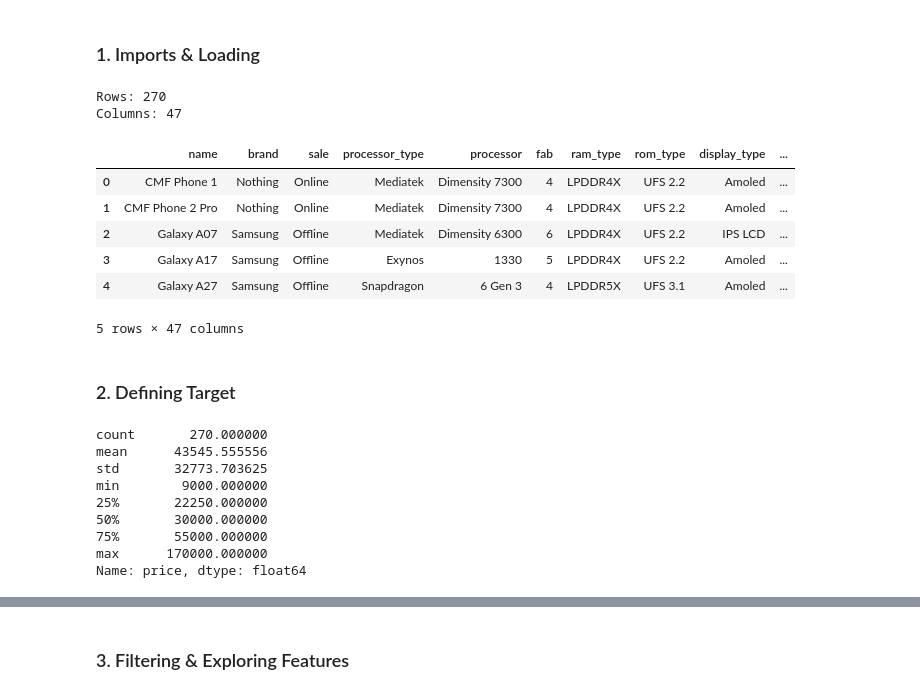
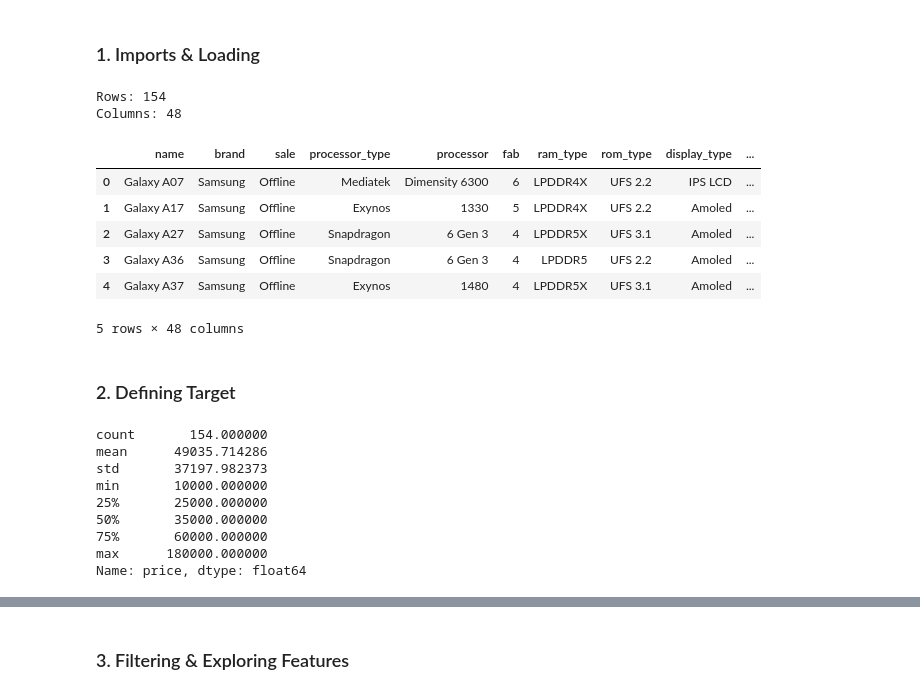
Before and after one commit to Rasikrastogi/Smartphone-ML-Intelligence, a Jupyter notebook: notebooks/03_price_prediction.ipynb, the cells around one changed output, grey strips where cells are left out. Saved outputs shown, nothing was run; the diff lists cells and outputs as text; code cells hidden in the pictures.

```diff
--- a/notebooks/03_price_prediction.ipynb
+++ b/notebooks/03_price_prediction.ipynb
@@ -48,39 +49,51 @@ RANDOM_STATE = 42
 # %%
 DATA_PATH = Path("../data/processed/phones_clean.csv")
 
-phones = pd.read_csv(
+data = pd.read_csv(
     DATA_PATH,
     parse_dates=["launch_date"]
 )
+
+con = duckdb.connect()
+con.register("phones", data)
+
+query = """
+SELECT *
+FROM phones
+WHERE avaibility=1
+"""
+
+phones = con.execute(query).df()
+
 
 print(f"Rows: {phones.shape[0]}")
 print(f"Columns: {phones.shape[1]}")
 
 phones.head()
 # %% [output]
-Rows: 270
-Columns: 47
+Rows: 154
+Columns: 48
 |  | name | brand | sale | processor_type | processor | fab | ram_type | rom_type | display_type | ... |
-| 0 | CMF Phone 1 | Nothing | Online | Mediatek | Dimensity 7300 | 4 | LPDDR4X | UFS 2.2 | Amoled | ... |
-| 1 | CMF Phone 2 Pro | Nothing | Online | Mediatek | Dimensity 7300 | 4 | LPDDR4X | UFS 2.2 | Amoled | ... |
-| 2 | Galaxy A07 | Samsung | Offline | Mediatek | Dimensity 6300 | 6 | LPDDR4X | UFS 2.2 | IPS LCD | ... |
-| 3 | Galaxy A17 | Samsung | Offline | Exynos | 1330 | 5 | LPDDR4X | UFS 2.2 | Amoled | ... |
-| 4 | Galaxy A27 | Samsung | Offline | Snapdragon | 6 Gen 3 | 4 | LPDDR5X | UFS 3.1 | Amoled | ... |
+| 0 | Galaxy A07 | Samsung | Offline | Mediatek | Dimensity 6300 | 6 | LPDDR4X | UFS 2.2 | IPS LCD | ... |
+| 1 | Galaxy A17 | Samsung | Offline | Exynos | 1330 | 5 | LPDDR4X | UFS 2.2 | Amoled | ... |
+| 2 | Galaxy A27 | Samsung | Offline | Snapdragon | 6 Gen 3 | 4 | LPDDR5X | UFS 3.1 | Amoled | ... |
+| 3 | Galaxy A36 | Samsung | Offline | Snapdragon | 6 Gen 3 | 4 | LPDDR5 | UFS 2.2 | Amoled | ... |
+| 4 | Galaxy A37 | Samsung | Offline | Exynos | 1480 | 4 | LPDDR5X | UFS 3.1 | Amoled | ... |
-5 rows × 47 columns
+5 rows × 48 columns
 # %% [markdown]
 ### 2. Defining Target
 # %%
 TARGET = "price"
 phones[TARGET].describe()
 # %% [output]
-count       270.000000
-mean      43545.555556
-std       32773.703625
-min        9000.000000
-25%       22250.000000
-50%       30000.000000
-75%       55000.000000
-max      170000.000000
+count       154.000000
+mean      49035.714286
+std       37197.982373
+min       10000.000000
+25%       25000.000000
+50%       35000.000000
+75%       60000.000000
+max      180000.000000
 Name: price, dtype: float64
 # %%
 plt.figure(figsize=(9, 5))
```
Also changed, not shown: parts of 14 cells of this notebook, 6 other files.
